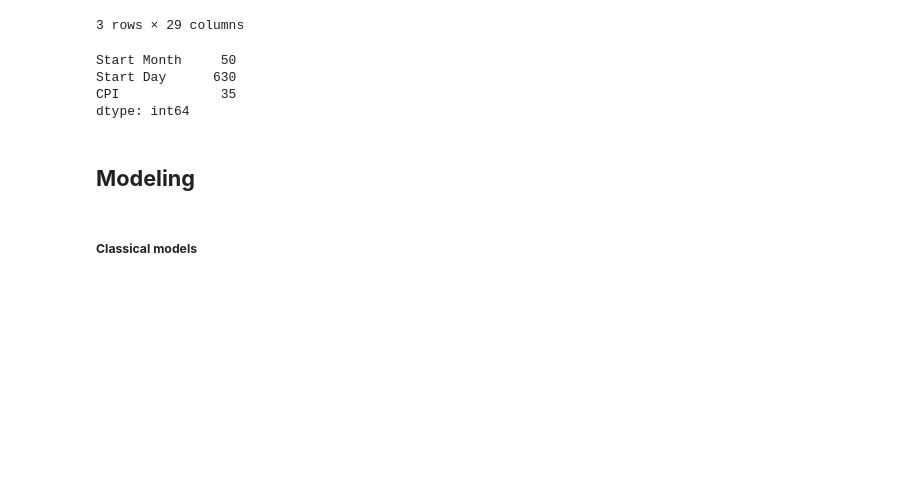
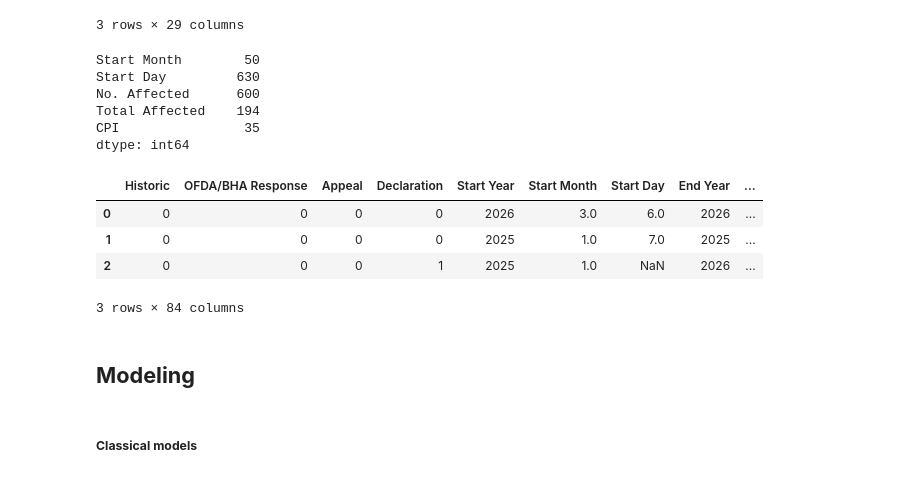
Before and after one commit to abelkk/Africa-Disaster-Impact-Predictor, a Jupyter notebook: noteboooks/app.ipynb, the cells around one changed output. Cells and saved outputs as stored; diff of their text form; code cells hidden in the pictures; blank space fills up the shorter version.

```diff
--- a/noteboooks/app.ipynb
+++ b/noteboooks/app.ipynb
@@ -439,7 +439,7 @@ df_3.head(3)
 | 2 | 0 | SOM | Somalia | Sub-Saharan Africa | Africa | Gedo, Hiran, Bay, Bakool, Mudug, ... | No | 0 | 1 | ... |
 3 rows × 29 columns
 # %%
-df_4 = df_3.drop(columns=["ISO", "Region", "Location","No. Affected","Total Affected"]).copy()
+df_4 = df_3.drop(columns=["ISO", "Region", "Location",]).copy()
 # %%
 df_4["OFDA/BHA Response"] = df_4["OFDA/BHA Response"].map({"Yes": 1, "No": 0})
 # %%
@@ -448,10 +448,20 @@ df_4 = pd.get_dummies(df_4, columns=["Country", "Subregion"], dtype=int)
 missing_cols = df_4.isnull().sum()[df_4.isnull().sum() > 0]
 print(missing_cols)
 # %% [output]
-Start Month     50
-Start Day      630
-CPI             35
+Start Month        50
+Start Day         630
+No. Affected      600
+Total Affected    194
+CPI                35
 dtype: int64
+# %%
+df_4.head(3)
+# %% [output]
+|  | Historic | OFDA/BHA Response | Appeal | Declaration | Start Year | Start Month | Start Day | End Year | ... |
+| 0 | 0 | 0 | 0 | 0 | 2026 | 3.0 | 6.0 | 2026 | ... |
+| 1 | 0 | 0 | 0 | 0 | 2025 | 1.0 | 7.0 | 2025 | ... |
+| 2 | 0 | 0 | 0 | 1 | 2025 | 1.0 | NaN | 2026 | ... |
+3 rows × 84 columns
 # %% [markdown]
 ## **Modeling**
 # %% [markdown]
```
Also changed, not shown: parts of 7 cells of this notebook, 4 other files.
